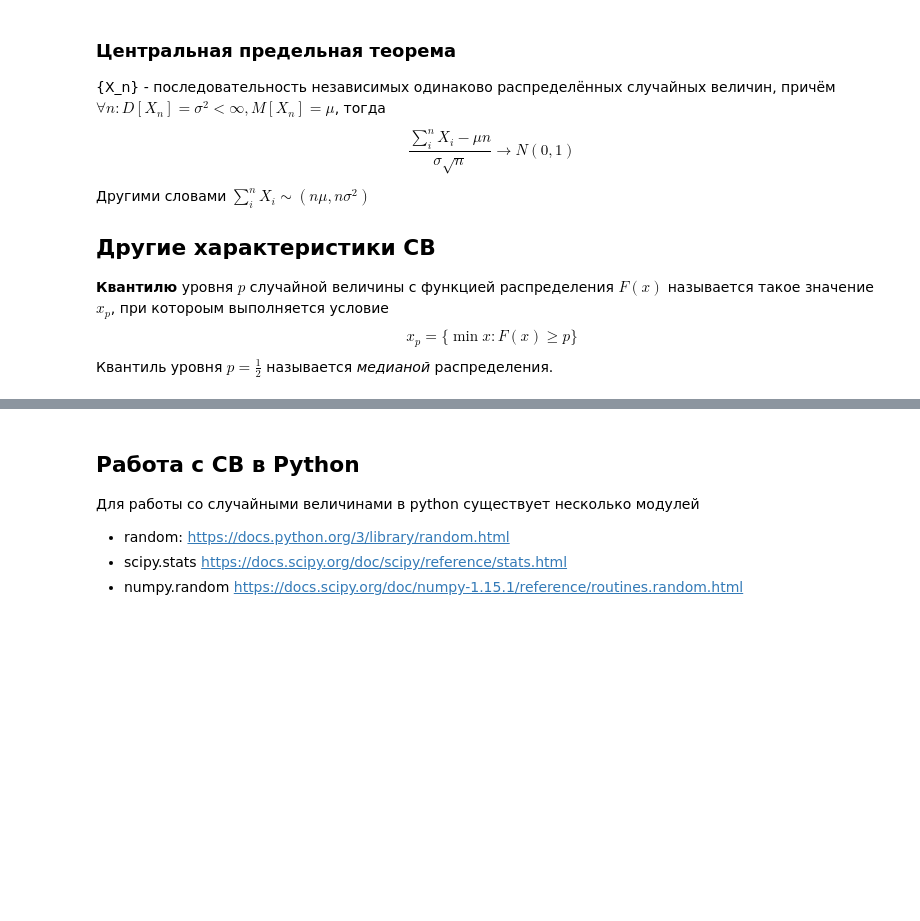
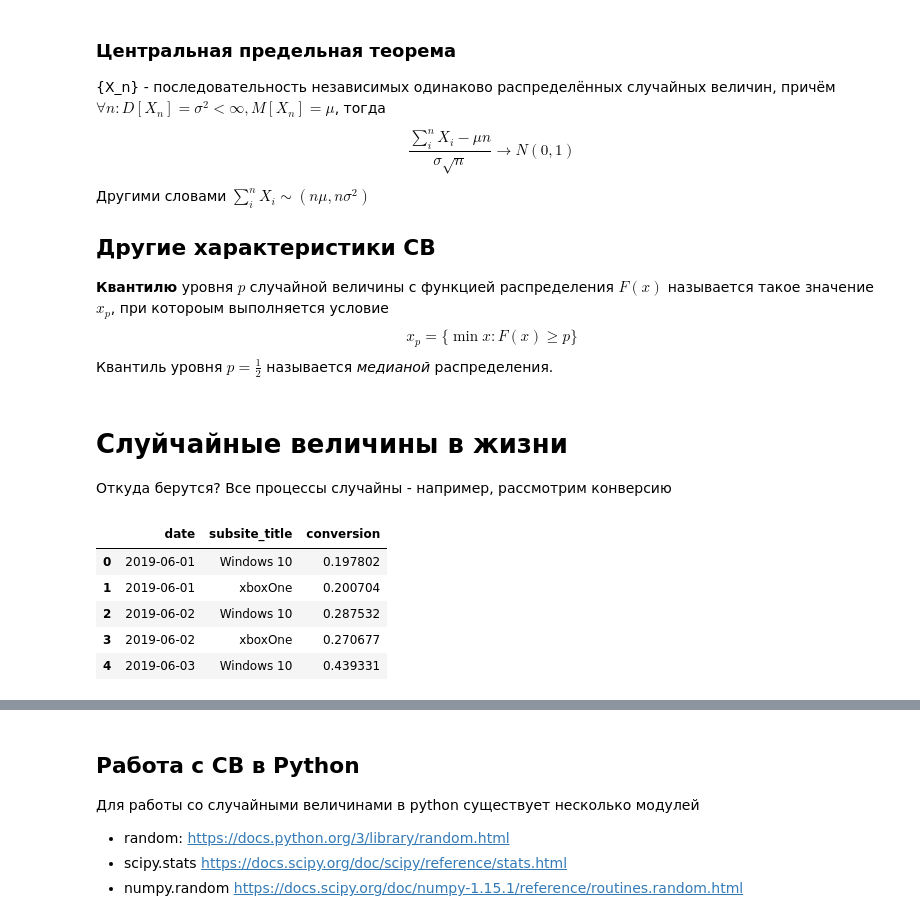
Before and after one commit to adzhumurat/data_management, a Jupyter notebook: docker_compose/data_client/app/jupyter_notebooks/probability.ipynb, the cells around one changed output, grey strips where cells are left out. Cells and saved outputs as stored; diff of their text form; code cells hidden in the pictures; blank space fills up the shorter version.

```diff
--- a/docker_compose/data_client/app/jupyter_notebooks/probability.ipynb
+++ b/docker_compose/data_client/app/jupyter_notebooks/probability.ipynb
@@ -337,3 +337,58 @@ $$
 x_p = \{\min{x}: F(x) \ge p\}
 $$
 Квантиль уровня $p=\frac{1}{2}$ называется *медианой* распределения.
+# %% [markdown]
+# Слуйчайные величины в жизни
+
+Откуда берутся? Все процессы случайны - например, рассмотрим конверсию
+# %%
+import os
+import pandas as pd
+from sqlalchemy import create_engine
+
+
+postgres_host = '40.89.151.14' #os.environ['APP_POSTGRES_HOST']
+database = 'postgres'
+port = '5433'
+user = 'mai'
+password = '1930'
+
+engine = create_engine(
+    f'postgresql://{user}:{password}@{postgres_host}:{port}/{database}'
+)
+
+sql_str = """
+SELECT
+    date,
+    subsite_title,
+    SUM(content_watch)::float / SUM(content_impression)::float as conversion
+FROM (
+    SELECT
+        user_id_for_mai,
+        content_id,
+        subsite_title,
+        to_char(to_timestamp(rocket_datetime), 'YYYY-MM-DD') as date,
+        MAX(CASE WHEN name in ('page_impression', 'click') THEN 1 ELSE 0 END) as content_impression,
+        MAX(CASE WHEN name='content_watch' THEN 1 ELSE 0 END) as content_watch
+    FROM movie.events
+    WHERE
+        content_id > 0
+        AND subsite_title in ('xboxOne', 'Windows 10')
+    GROUP BY user_id_for_mai, content_id, date, subsite_title
+) as content_watches
+WHERE
+    content_impression > 0
+GROUP BY date, subsite_title
+ORDER BY date, subsite_title
+"""
+
+conversion_df = pd.read_sql(sql_str, engine)
+
+conversion_df.head()
+# %% [output]
+|  | date | subsite_title | conversion |
+| 0 | 2019-06-01 | Windows 10 | 0.197802 |
+| 1 | 2019-06-01 | xboxOne | 0.200704 |
+| 2 | 2019-06-02 | Windows 10 | 0.287532 |
+| 3 | 2019-06-02 | xboxOne | 0.270677 |
+| 4 | 2019-06-03 | Windows 10 | 0.439331 |
```
Also changed, not shown: parts of 3 cells of this notebook.
